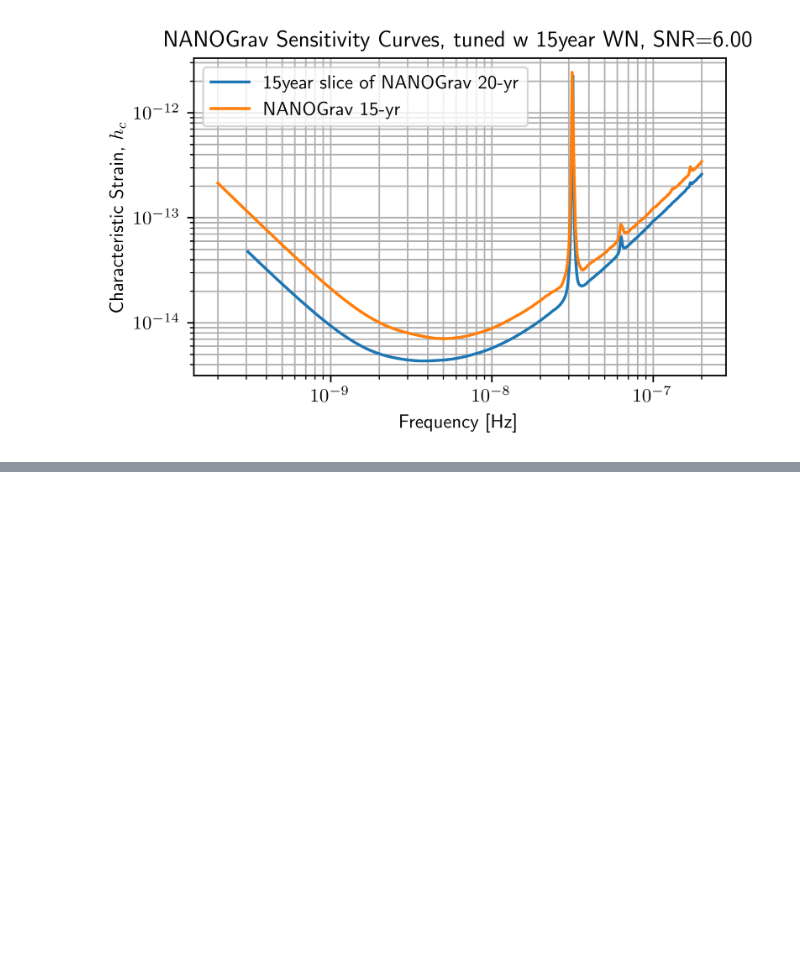
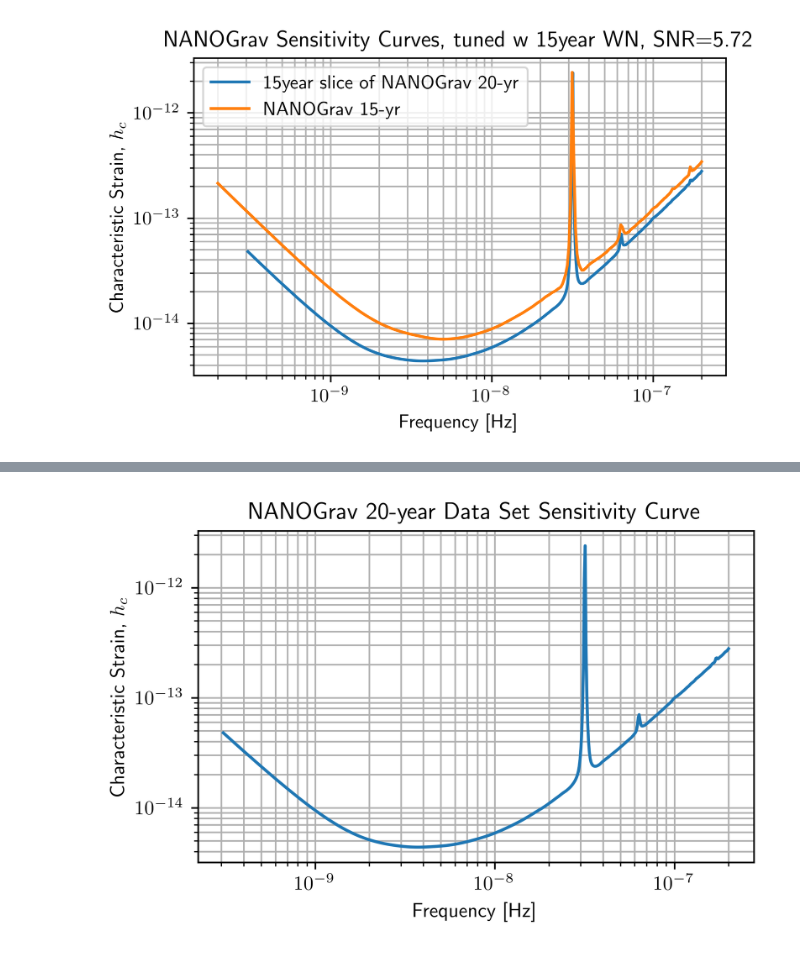
Before and after one commit to anjanaashok592/pta_tuning, a Jupyter notebook: notebooks/aa_jgb_tunes_sv_pta_np_wn.ipynb, the cells around one changed output, grey strips where cells are left out. Saved outputs shown, nothing was run; the diff lists cells and outputs as text; code cells hidden in the pictures; blank space fills up the shorter version.

```diff
--- a/notebooks/aa_jgb_tunes_sv_pta_np_wn.ipynb
+++ b/notebooks/aa_jgb_tunes_sv_pta_np_wn.ipynb
@@ -191,8 +187,9 @@ def make_corr(psr,noise):
         mask = np.where(psr.flags['f']==be)
         key_ef = '{0}_{1}_{2}'.format(psr.name,be,'efac')
         key_eq = '{0}_{1}_log10_{2}'.format(psr.name,be,'equad')
+        key_ec = '{0}_{1}_log10_{2}'.format(psr.name,be,'ecorr')
         sigma_sqr[mask] = (noise[key_ef]**2 * ((psr.toaerrs[mask]**2)
-                           + (10**noise[key_eq])**2))
+                           + (10**noise[key_eq])**2)+(10**noise[key_ec])**2)
         mask_ec = np.where(fl==be)
         key_ec = '{0}_{1}_log10_{2}'.format(psr.name,be,'ecorr')
         ecorrs[mask_ec] = np.ones_like(mask_ec) * (10**noise[key_ec])
@@ -483,0 +639,10 @@ plt.show()
+# %%
+plt.loglog(ng20_sarah_nihans_wn.freqs,ng20_sarah_nihans_wn.h_c)
+plt.xlabel('Frequency [Hz]')
+plt.ylabel('Characteristic Strain, $h_c$')
+plt.title('NANOGrav 20-year Data Set Sensitivity Curve')
+plt.grid(which='both')
+# plt.ylim(1e-15,9e-12)
+plt.show()
+# %% [output]
+[figure, added]
```
Also changed, not shown: parts of 18 cells of this notebook.
